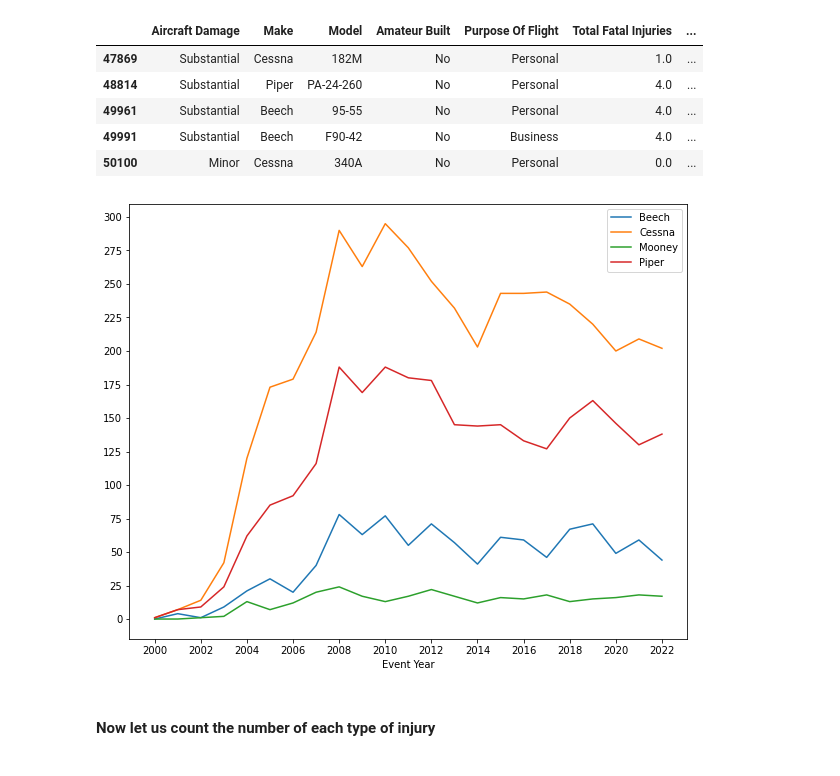
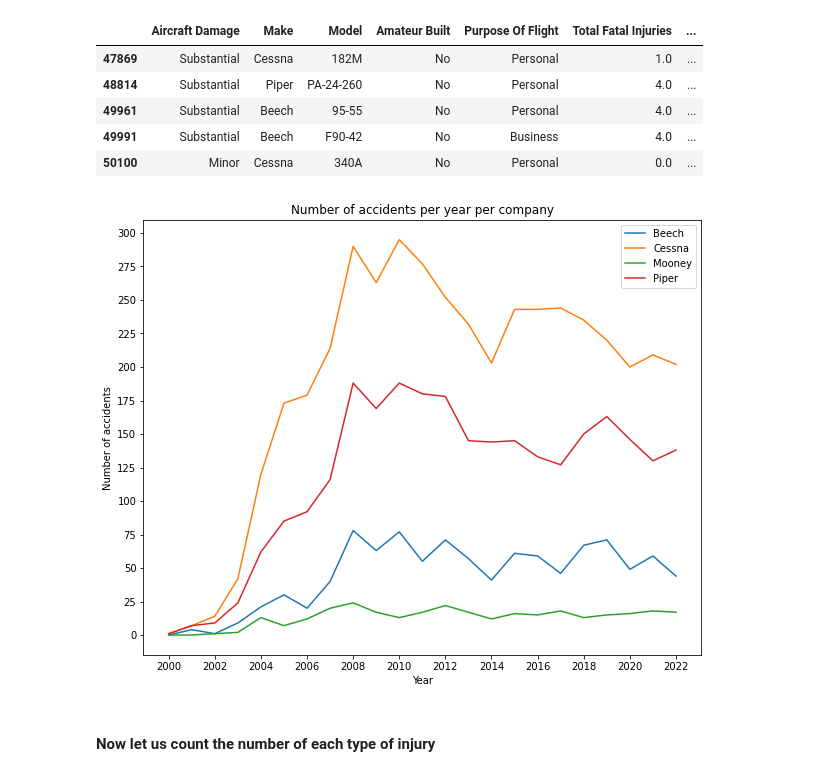
Before and after one commit to silver032/dsc-aviation_market_entry, a Jupyter notebook: aviation_market_entry_analysis.ipynb, the cells around one changed output. Drawn from its saved outputs; the diff is of its cells as text; code cells hidden in the pictures.

```diff
--- a/aviation_market_entry_analysis.ipynb
+++ b/aviation_market_entry_analysis.ipynb
@@ -342,8 +345,8 @@ df.head()
 # %% [markdown]
 ### First let us start counting the number of accidents each company has since 2000, and then see how the number of them changed over the years
 # %%
-make2accidents = dict(df.groupby('Make').count()['Model'].sort_values(ascending=False))
-make2accidents
+make2accidents = df.groupby('Make').count()['Model'].sort_values(ascending=False)
+dict(make2accidents)
 # %% [output]
 {'Cessna': 4358,
  'Piper': 2720,
@@ -388,21 +401,24 @@ df_most_accidents.head()
 # %%
 threshhold = 200
 X = [key for key,v in make2accidents.items() if v>=threshhold]
 Y = [value for u,value in make2accidents.items() if value>=threshhold]
 
 df_most_accidents = df[df['Make'].isin(X)]
 df_most_accidents.head()
 
 pd.pivot_table(df_most_accidents[['Make','Event Year','Model']],index = 'Event Year',
                columns = 'Make',aggfunc ='count').fillna(0).plot.line(figsize=(10,8))
 plt.xticks(np.arange(2000,2024,2))
 
 dict1 = {x:y for x,y in zip(X,Y)}
 
 plt.legend(sorted(dict1))
-plt.yticks(np.arange(0,325,25));
+plt.yticks(np.arange(0,325,25))
+plt.title('Number of accidents per year per company')
+plt.xlabel('Year')
+plt.ylabel('Number of accidents');
 # %% [output]
-[figure, old version]
+[figure, new version]
 # %% [markdown]
 #### Now let us count the number of each type of injury
 # %%
```
Also changed, not shown: parts of 4 cells of this notebook.
